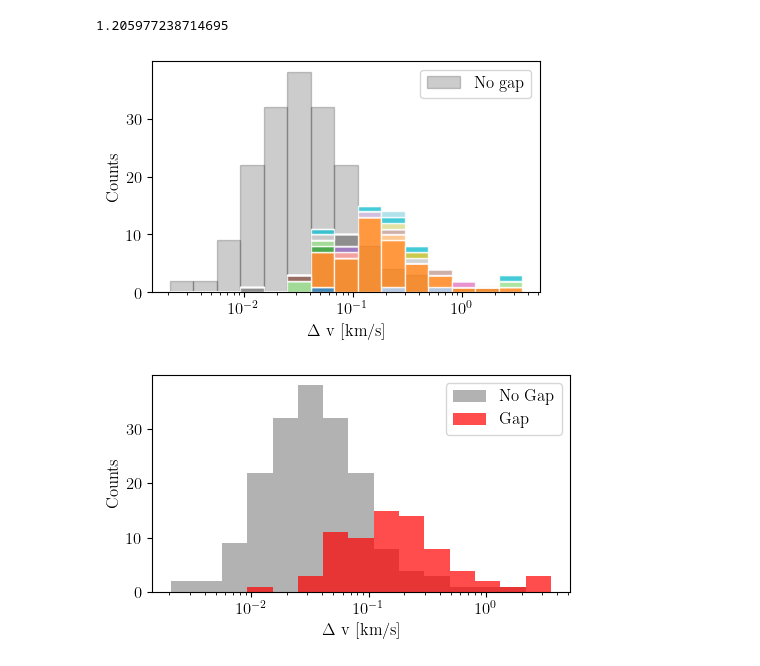
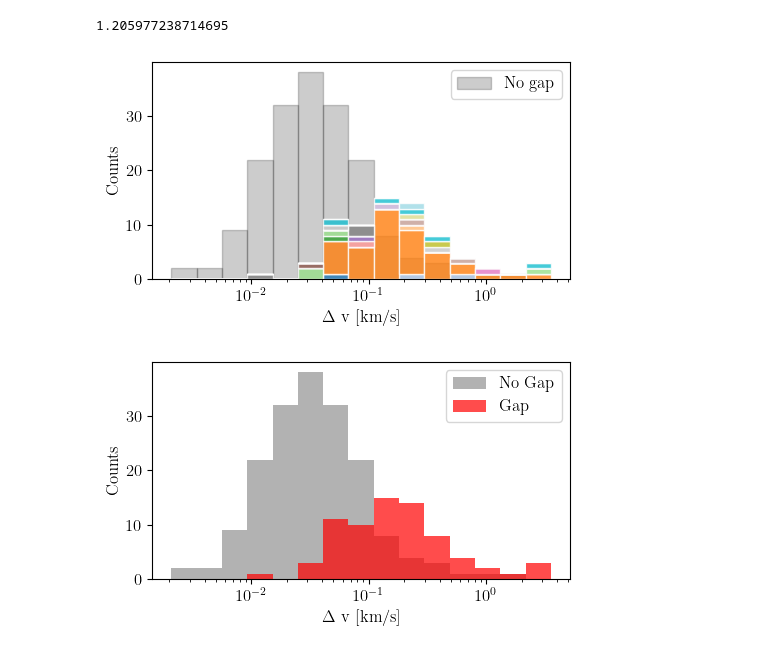
Before and after one commit to salvatore-ferrone/stream_analysis, a Jupyter notebook: figures/impact_time_histogram.ipynb, the cells around one changed output. Saved outputs shown, nothing was run; the diff lists cells and outputs as text; code cells hidden in the pictures.

```diff
--- a/figures/impact_time_histogram.ipynb
+++ b/figures/impact_time_histogram.ipynb
@@ -176,12 +176,14 @@ AXIS={
 # %%
 fig,axis=plt.subplots(1,1,figsize=(5,3))
 axis.hist(per_suspect,bins=dv_bins,alpha=0.8,stacked=True,color=mycolors,edgecolor="w");
+# axis.hist(dV_no_gap,bins=dv_bins,alpha=0.2,color="k",label="No gap",zorder=0,edgecolor="k");
 axis.hist(dV_no_gap,bins=dv_bins,alpha=0.2,color="k",label="No gap",zorder=0,edgecolor="k");
 axis.set(**AXIS)
 axis.legend()
+fig.tight_layout()
 fig.savefig("../paper/impact_geometry_statistics_deltaP.png",dpi=300)
 # %% [output]
-[figure, old version]
+[figure, new version]
 # %%
 AXIS={
     "xscale": "log",
```
Also changed, not shown: 5 other files.
